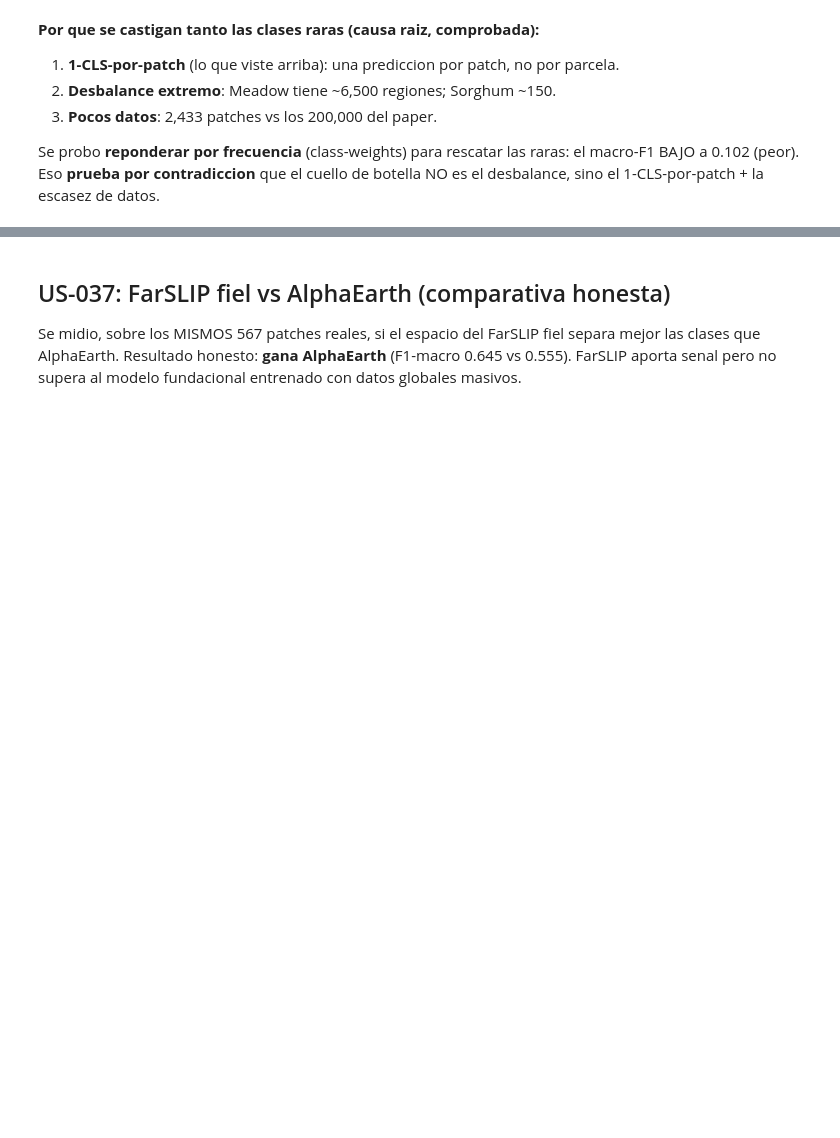
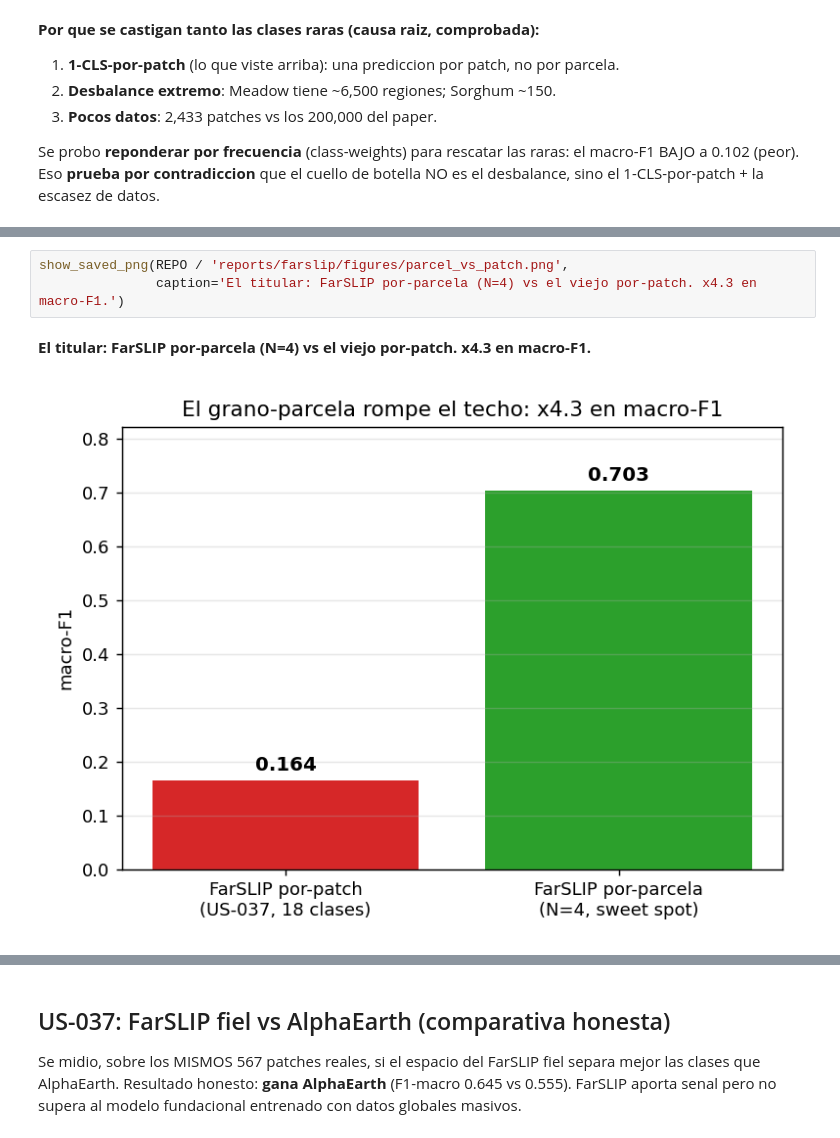
Before and after one commit to ArthurZizumbo/agrosat-copilot, a Jupyter notebook: notebooks/final_model/06b_farslip_us032_037.ipynb, the cells around one changed output, grey strips where cells are left out. Saved outputs shown, nothing was run; the diff lists cells and outputs as text; blank space fills up the shorter version.

```diff
--- a/notebooks/final_model/06b_farslip_us032_037.ipynb
+++ b/notebooks/final_model/06b_farslip_us032_037.ipynb
@@ -209,0 +271,6 @@ Se probo **reponderar por frecuencia** (class-weights) para rescatar las raras:
+# %%
+show_saved_png(REPO / 'reports/farslip/figures/parcel_vs_patch.png',
+               caption='El titular: FarSLIP por-parcela (N=4) vs el viejo por-patch. x4.3 en macro-F1.')
+# %% [output]
+**El titular: FarSLIP por-parcela (N=4) vs el viejo por-patch. x4.3 en macro-F1.**
+[figure, added]
```
Also changed, not shown: parts of 9 cells of this notebook, 4 other files.
